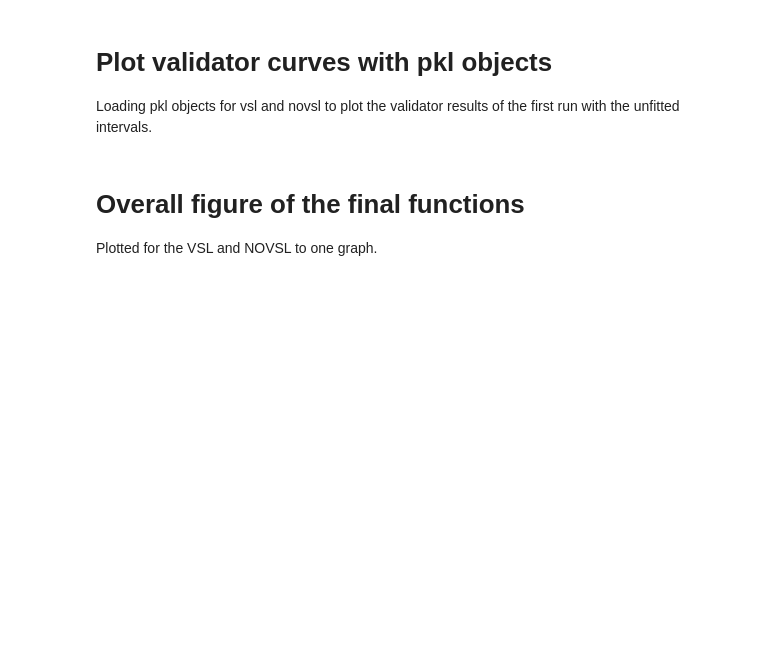
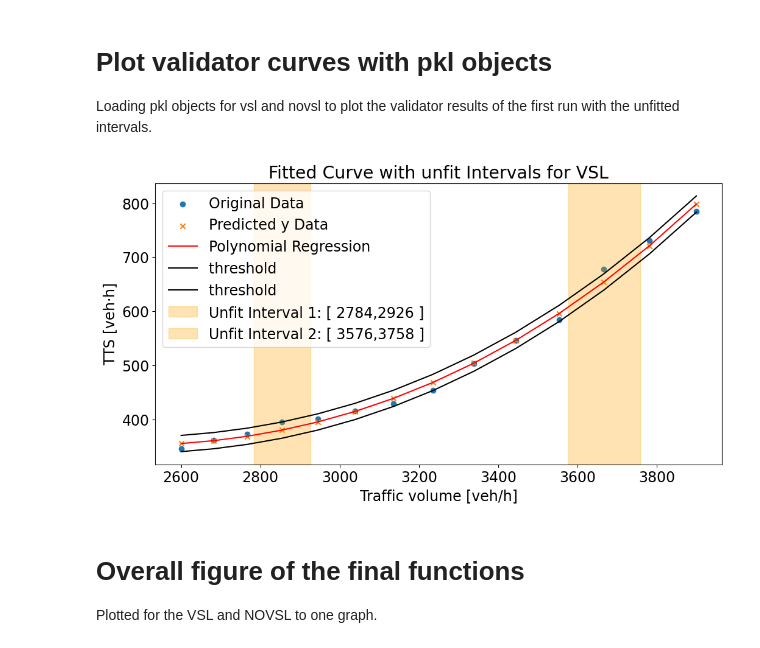
Before and after one commit to SiLab-group/SimEx, a Jupyter notebook: notebooks/SimEx_sumo_plot.ipynb, the cells around one changed output. Cells and saved outputs as stored; diff of their text form; code cells hidden in the pictures; blank space fills up the shorter version.

```diff
--- a/notebooks/SimEx_sumo_plot.ipynb
+++ b/notebooks/SimEx_sumo_plot.ipynb
@@ -3,6 +3,9 @@
 Loading pkl objects for vsl and novsl to plot the validator results of the first run with the unfitted intervals.
 # %%
 import matplotlib
+import os
+os.environ['INSTANCE_NAME'] = 'VSL'
+
 from global_settings import vfs
 import pickle
 import matplotlib.pyplot as plt
@@ -14,9 +17,7 @@ timestamp = datetime.datetime.now().strftime("%Y%m%d-%H%M%S")
 
 # Uncomment to read the validator_controller object from file to plot curves
 # Figures for the paper
-#vsl = pickle.load(open("vc_novsl_loop-1-20240605-173339.pkl", "rb"))
-vsl = pickle.load(open("vc_vsl_loop-1-20240605-173349.pkl", "rb"))
-# nvsl = pickle.load(open("vc_vsl_loop-3-20240602-230447.pkl", "rb"))
+vsl = pickle.load(open("vsl-example.pkl", "rb"))
 
 matplotlib.rcParams['pdf.fonttype'] = 42
 matplotlib.rcParams['ps.fonttype'] = 42
@@ -30,33 +31,35 @@ plt.rcParams.update({'font.size': 17})
 #    print(f"X values and Y values {controller.x_values}{controller.y_values} predicted values {controller.predicted_values}")
 #    plt.scatter(controller.x_values, controller.y_values, label=f'Original Data ')
 #    plt.scatter(controller.x_values, controller.predicted_values, label=f'Predicted y Data ', marker='x')
 #    plt.plot(controller.fitted_curve[2], controller.fitted_curve[1], color='red', label=f'Polynomial Regression')
 #    plt.plot(controller.fitted_curve[2], controller.fitted_curve[1] + vfs["threshold_y_fitting"], color='black', label=f'threshold ')
 #    plt.plot(controller.fitted_curve[2], controller.fitted_curve[1] - vfs["threshold_y_fitting"], color='black', label=f'threshold ')
 
 plt.scatter(vsl.x_values, vsl.y_values, label=f'Original Data ')
 plt.scatter(vsl.x_values, vsl.predicted_values, label=f'Predicted y Data ', marker='x')
 plt.plot(vsl.fitted_curve[2], vsl.fitted_curve[1], color='red', label=f'Polynomial Regression')
 plt.plot(vsl.fitted_curve[2], vsl.fitted_curve[1] + vfs["threshold_y_fitting"], color='black', label=f'threshold ')
 plt.plot(vsl.fitted_curve[2], vsl.fitted_curve[1] - vfs["threshold_y_fitting"], color='black', label=f'threshold ')
 
 # plt.scatter(nvsl.x_values, nvsl.y_values, label=f'Original Data ')
 # plt.scatter(nvsl.x_values, nvsl.predicted_values, label=f'Predicted y Data ', marker='x')
 # plt.plot(nvsl.fitted_curve[2], nvsl.fitted_curve[1], color='blue', label=f'Polynomial Regression novsl')
 #plt.plot(nvsl.fitted_curve[2], nvsl.fitted_curve[1] + vfs["threshold_y_fitting"], color='black', label=f'threshold ')
 #plt.plot(nvsl.fitted_curve[2], nvsl.fitted_curve[1] - vfs["threshold_y_fitting"], color='black', label=f'threshold ')
 count = 0
 for start, end in vsl.unfit_interval:
     count += 1
     plt.axvspan(start, end, color='orange',alpha=0.3, label=f'Unfit Interval {count}: [ {round(start)},{round(end)} ]')
 
 
 plt.xlabel('Traffic volume [veh/h]')
 plt.ylabel('TTS [veh$\cdot$h]')
 plt.title(f'Fitted Curve with unfit Intervals for VSL')
 plt.legend()
 #plt.show()
 plt.savefig(f"Figure1-{timestamp}.pdf", format='pdf')
+# %% [output]
+[figure, added]
 # %%
 vsl.x_values
 # %% [markdown]
```
Also changed, not shown: 7 other files.
